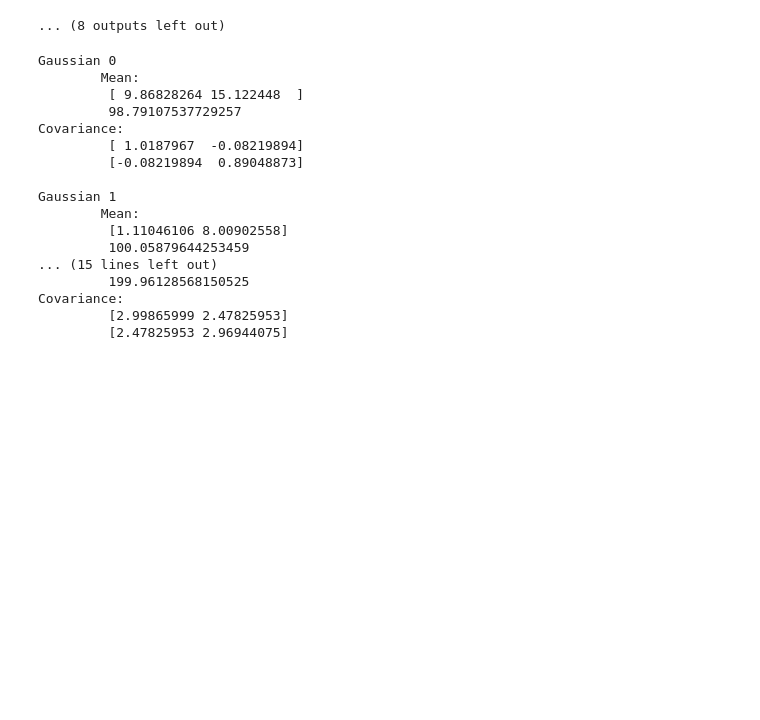
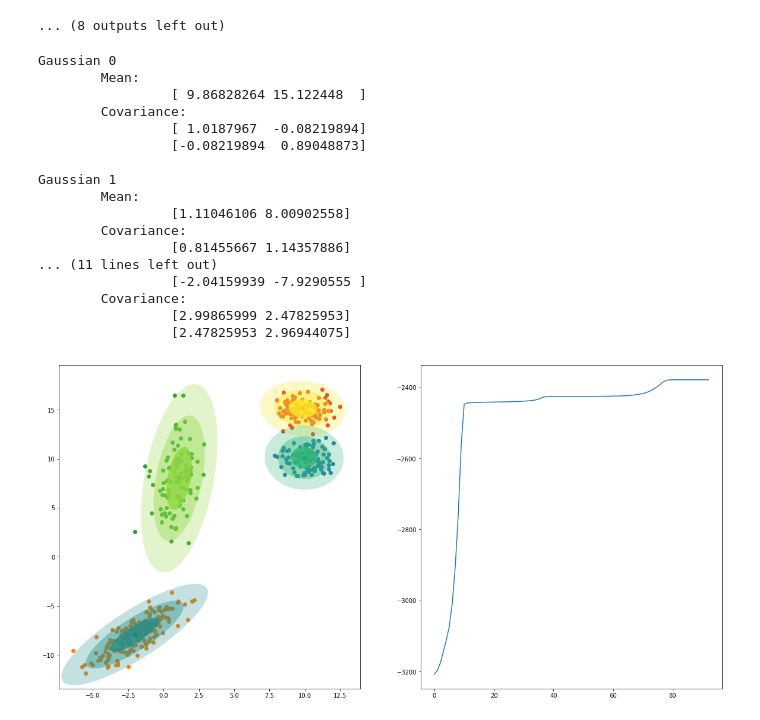
Before and after one commit to AdalbertoCq/Dirichlet_processes, a Jupyter notebook: VariationalInference_GMM.ipynb, the cells around one changed output. Cells and saved outputs as stored; diff of their text form; code cells hidden in the pictures; blank space fills up the shorter version.

```diff
--- a/VariationalInference_GMM.ipynb
+++ b/VariationalInference_GMM.ipynb
@@ -280,32 +291,34 @@ for update in range(100):
 # %%
 for i in range(n_mixtures):
     print('Gaussian', i)
     precision = e_lambda(wk_inv, vk, i)
     cov = np.linalg.inv(precision)
     print('\tMean:')
-    print('\t', mk[i, :])
-    print('\t', bk[i])
-    print('Covariance:')
-    print('\t', cov[0, :])
-    print('\t', cov[1, :])
+    print('\t\t', mk[i, :])
+    print('\tCovariance:')
+    print('\t\t', cov[0, :])
+    print('\t\t', cov[1, :])
     print()
 print()
-# print('Pi', pi_approx.expectation()[:])
+print('Pi', pi_approx.expectation()[:])
+
+plot_gmm_approx(elbos, mk, wk_inv, vk, figsize=(20,10))
 # %% [output]
 Gaussian 0
         Mean:
-         [ 9.86828264 15.122448  ]
-         98.79107537729257
-Covariance:
-         [ 1.0187967  -0.08219894]
-         [-0.08219894  0.89048873]
+                 [ 9.86828264 15.122448  ]
+        Covariance:
+                 [ 1.0187967  -0.08219894]
+                 [-0.08219894  0.89048873]
 
 Gaussian 1
         Mean:
-         [1.11046106 8.00902558]
-         100.05879644253459
-... (15 lines left out)
-         199.96128568150525
-Covariance:
-         [2.99865999 2.47825953]
-         [2.47825953 2.96944075]
+                 [1.11046106 8.00902558]
+        Covariance:
+                 [0.81455667 1.14357886]
+... (11 lines left out)
+                 [-2.04159939 -7.9290555 ]
+        Covariance:
+                 [2.99865999 2.47825953]
+                 [2.47825953 2.96944075]
+[figure, added]
```
Also changed, not shown: parts of 11 cells of this notebook.
